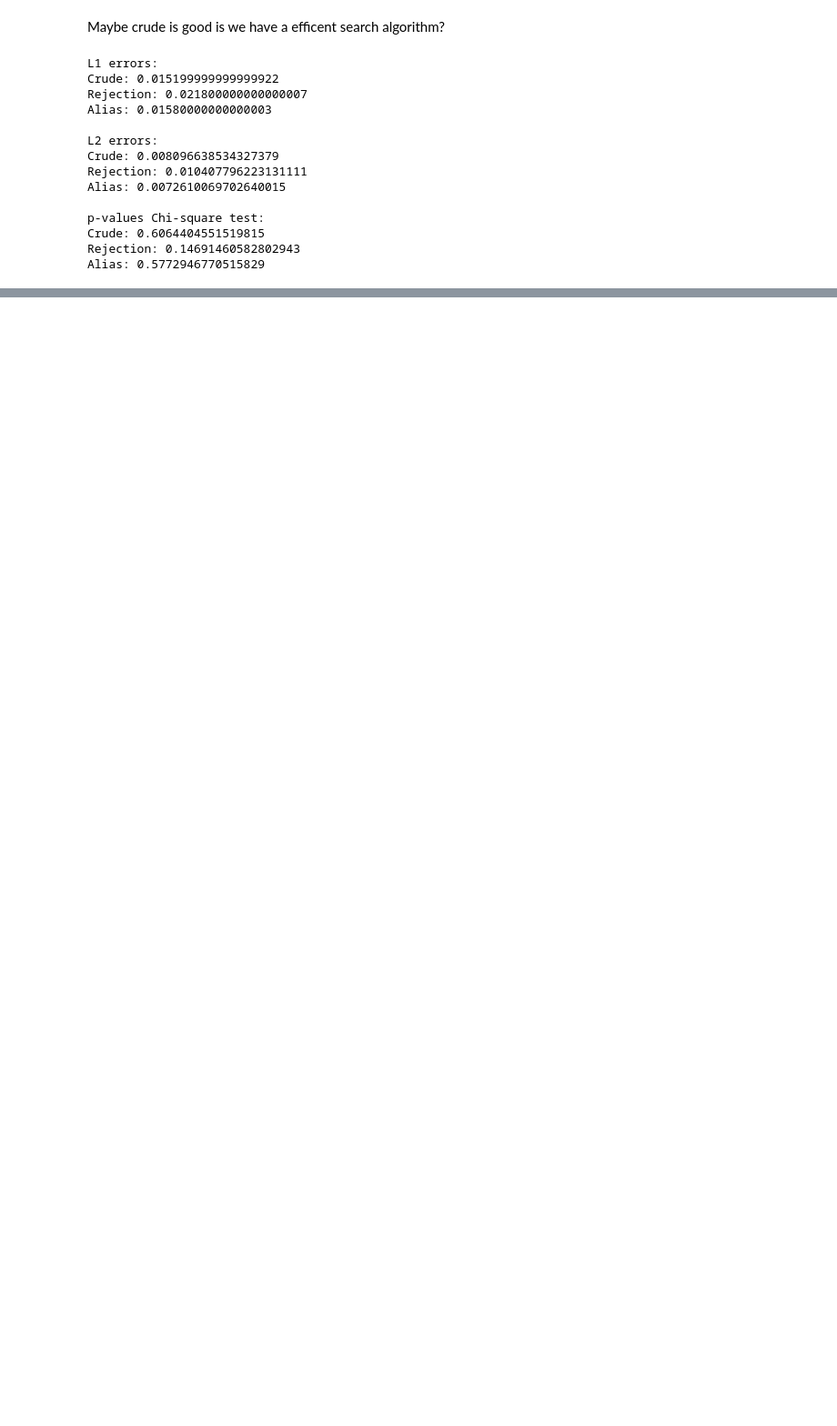
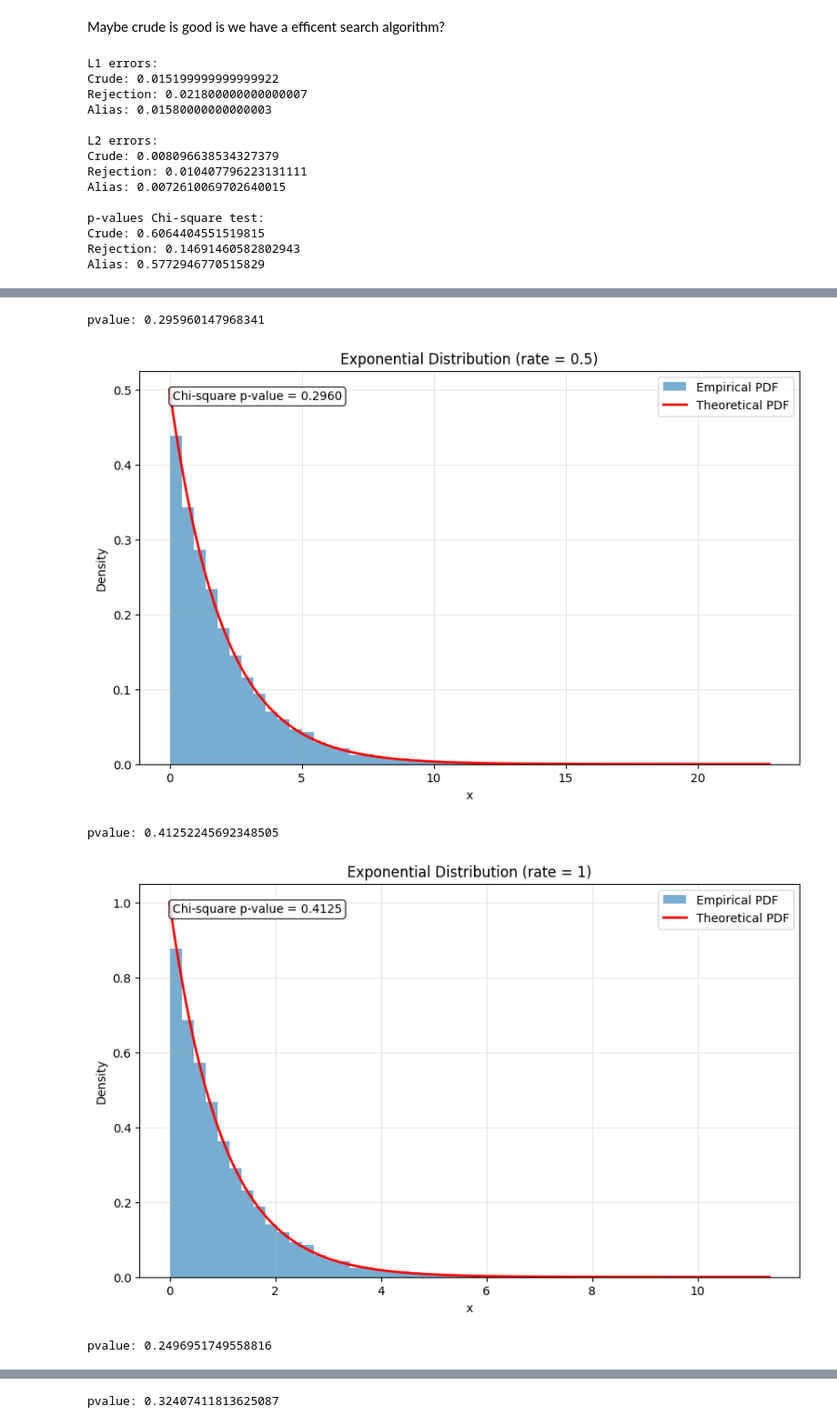
Before and after one commit to AgnesOlsen/02443_Stocastic_Simulation, a Jupyter notebook: Notebooks/Katrine.ipynb, the cells around one changed output, grey strips where cells are left out. Shown at 91% size. Drawn from its saved outputs; the diff is of its cells as text; code cells hidden in the pictures; blank space fills up the shorter version.

```diff
--- a/Notebooks/Katrine.ipynb
+++ b/Notebooks/Katrine.ipynb
@@ -1173,0 +1186,79 @@ plt.show()
+# %%
+# Exponential distribution
+np.random.seed(42)
+
+def exp_disp_gen(U, rate):
+    return -np.log(U)/rate
+# %%
+
+rate = [0.5, 1, 3, 5, 9]
+for element in rate:
+    # Simulate geometric sample
+    np.random.seed(42)
+    n = 10000
+    U = np.random.rand(n)
+    exp_sample = exp_disp_gen(U,element)
+
+
+
+    # Theorical pdf
+
+    x = np.linspace(0, np.max(exp_sample), 10000)
+    theoretical_pdf = element * np.exp(-element * x)
+
+    bin_edges = np.array([
+    0.0, 0.1, 0.2, 0.3, 0.5,
+    0.8, 1.2, np.inf
+        ])
+
+    # Observed frequencies
+    observed, _ = np.histogram(exp_sample, bins=bin_edges)
+
+    # Expected frequencies
+    cdf_vals = expon(scale=1/element).cdf(bin_edges)
+    expected = len(exp_sample) * np.diff(cdf_vals)
+
+    # Chi-square
+
+    chi2_stat, p_value = chisquare(
+        f_obs=observed,
+        f_exp=expected
+        )
+
+    print("pvalue:", p_value)
+
+    text = (
+    f"Chi-square p-value = {p_value:.4f}"
+     )
+
+
+    plt.figure(figsize=(10, 6))
+
+    plt.hist(exp_sample, bins=50, density=True,
+            alpha=0.6, label="Empirical PDF")
+
+    plt.plot(x, theoretical_pdf, 'r-', lw=2,
+            label="Theoretical PDF")
+
+    plt.title(f"Exponential Distribution (rate = {element})")
+
+    plt.text(
+    0.05, 0.95,
+    text,
+    transform=plt.gca().transAxes,
+    va='top',
+    bbox=dict(boxstyle='round', facecolor='white', alpha=0.8)
+     )
+
+    plt.xlabel("x")
+    plt.ylabel("Density")
+    plt.legend()
+    plt.grid(alpha=0.3)
+
+    plt.show()
+# %% [output]
+pvalue: 0.295960147968341
+[figure, added]
+pvalue: 0.41252245692348505
+[figure, added]
+pvalue: 0.2496951749558816
@@ -1173,0 +1266 @@ plt.show()
+pvalue: 0.32407411813625087
```
Also changed, not shown: parts of 23 cells of this notebook.
